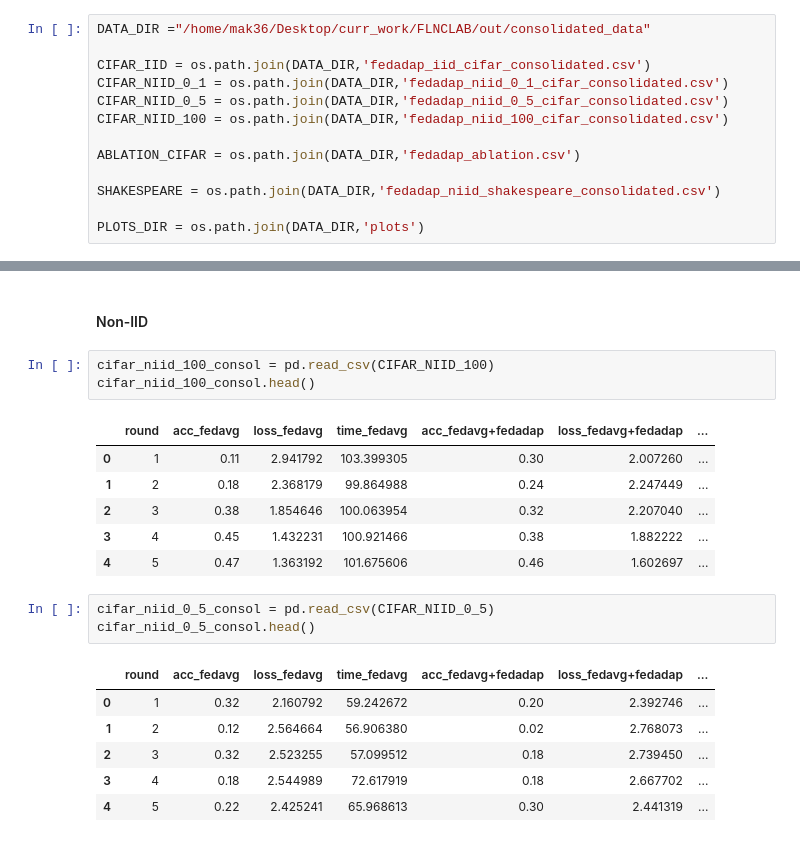
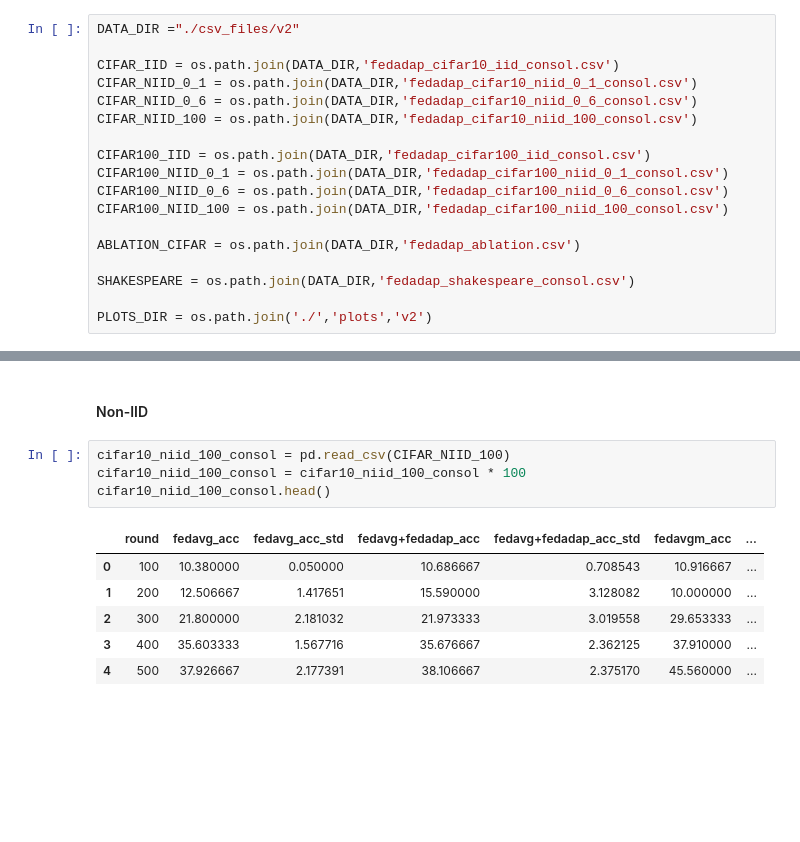
Before and after one commit to nclabteam/FedChyper, a Jupyter notebook: graphs_fedadap.ipynb, the cells around one changed output, grey strips where cells are left out. Drawn from its saved outputs; the diff is of its cells as text; blank space fills up the shorter version.

```diff
--- a/graphs_fedadap.ipynb
+++ b/graphs_fedadap.ipynb
@@ -67,16 +78,21 @@ def set_size(width, fraction=1):
 # %% [markdown]
 ### Load Data
 # %%
-DATA_DIR ="/home/mak36/Desktop/curr_work/FLNCLAB/out/consolidated_data"
+DATA_DIR ="./csv_files/v2"
 
-CIFAR_IID = os.path.join(DATA_DIR,'fedadap_iid_cifar_consolidated.csv')
-CIFAR_NIID_0_1 = os.path.join(DATA_DIR,'fedadap_niid_0_1_cifar_consolidated.csv')
-CIFAR_NIID_0_5 = os.path.join(DATA_DIR,'fedadap_niid_0_5_cifar_consolidated.csv')
-CIFAR_NIID_100 = os.path.join(DATA_DIR,'fedadap_niid_100_cifar_consolidated.csv')
+CIFAR_IID = os.path.join(DATA_DIR,'fedadap_cifar10_iid_consol.csv')
+CIFAR_NIID_0_1 = os.path.join(DATA_DIR,'fedadap_cifar10_niid_0_1_consol.csv')
+CIFAR_NIID_0_6 = os.path.join(DATA_DIR,'fedadap_cifar10_niid_0_6_consol.csv')
+CIFAR_NIID_100 = os.path.join(DATA_DIR,'fedadap_cifar10_niid_100_consol.csv')
+
+CIFAR100_IID = os.path.join(DATA_DIR,'fedadap_cifar100_iid_consol.csv')
+CIFAR100_NIID_0_1 = os.path.join(DATA_DIR,'fedadap_cifar100_niid_0_1_consol.csv')
+CIFAR100_NIID_0_6 = os.path.join(DATA_DIR,'fedadap_cifar100_niid_0_6_consol.csv')
+CIFAR100_NIID_100 = os.path.join(DATA_DIR,'fedadap_cifar100_niid_100_consol.csv')
 
 ABLATION_CIFAR = os.path.join(DATA_DIR,'fedadap_ablation.csv')
 
-SHAKESPEARE = os.path.join(DATA_DIR,'fedadap_niid_shakespeare_consolidated.csv')
+SHAKESPEARE = os.path.join(DATA_DIR,'fedadap_shakespeare_consol.csv')
 
-PLOTS_DIR = os.path.join(DATA_DIR,'plots')
+PLOTS_DIR = os.path.join('./','plots','v2')
 # %% [markdown]
@@ -150,22 +100,13 @@ fig.tight_layout(pad=2.0)
 # %% [markdown]
 #### Non-IID
 # %%
-cifar_niid_100_consol = pd.read_csv(CIFAR_NIID_100)
-cifar_niid_100_consol.head()
+cifar10_niid_100_consol = pd.read_csv(CIFAR_NIID_100)
+cifar10_niid_100_consol = cifar10_niid_100_consol * 100
+cifar10_niid_100_consol.head()
 # %% [output]
-|  | round | acc_fedavg | loss_fedavg | time_fedavg | acc_fedavg+fedadap | loss_fedavg+fedadap | ... |
-| 0 | 1 | 0.11 | 2.941792 | 103.399305 | 0.30 | 2.007260 | ... |
-| 1 | 2 | 0.18 | 2.368179 | 99.864988 | 0.24 | 2.247449 | ... |
-| 2 | 3 | 0.38 | 1.854646 | 100.063954 | 0.32 | 2.207040 | ... |
-| 3 | 4 | 0.45 | 1.432231 | 100.921466 | 0.38 | 1.882222 | ... |
-| 4 | 5 | 0.47 | 1.363192 | 101.675606 | 0.46 | 1.602697 | ... |
+|  | round | fedavg_acc | fedavg_acc_std | fedavg+fedadap_acc | fedavg+fedadap_acc_std | fedavgm_acc | ... |
+| 0 | 100 | 10.380000 | 0.050000 | 10.686667 | 0.708543 | 10.916667 | ... |
+| 1 | 200 | 12.506667 | 1.417651 | 15.590000 | 3.128082 | 10.000000 | ... |
+| 2 | 300 | 21.800000 | 2.181032 | 21.973333 | 3.019558 | 29.653333 | ... |
+| 3 | 400 | 35.603333 | 1.567716 | 35.676667 | 2.362125 | 37.910000 | ... |
+| 4 | 500 | 37.926667 | 2.177391 | 38.106667 | 2.375170 | 45.560000 | ... |
-# %%
-cifar_niid_0_5_consol = pd.read_csv(CIFAR_NIID_0_5)
-cifar_niid_0_5_consol.head()
-# %% [output]
-|  | round | acc_fedavg | loss_fedavg | time_fedavg | acc_fedavg+fedadap | loss_fedavg+fedadap | ... |
-| 0 | 1 | 0.32 | 2.160792 | 59.242672 | 0.20 | 2.392746 | ... |
-| 1 | 2 | 0.12 | 2.564664 | 56.906380 | 0.02 | 2.768073 | ... |
-| 2 | 3 | 0.32 | 2.523255 | 57.099512 | 0.18 | 2.739450 | ... |
-| 3 | 4 | 0.18 | 2.544989 | 72.617919 | 0.18 | 2.667702 | ... |
-| 4 | 5 | 0.22 | 2.425241 | 65.968613 | 0.30 | 2.441319 | ... |
```
Also changed, not shown: parts of 25 cells of this notebook, 12 other files.
